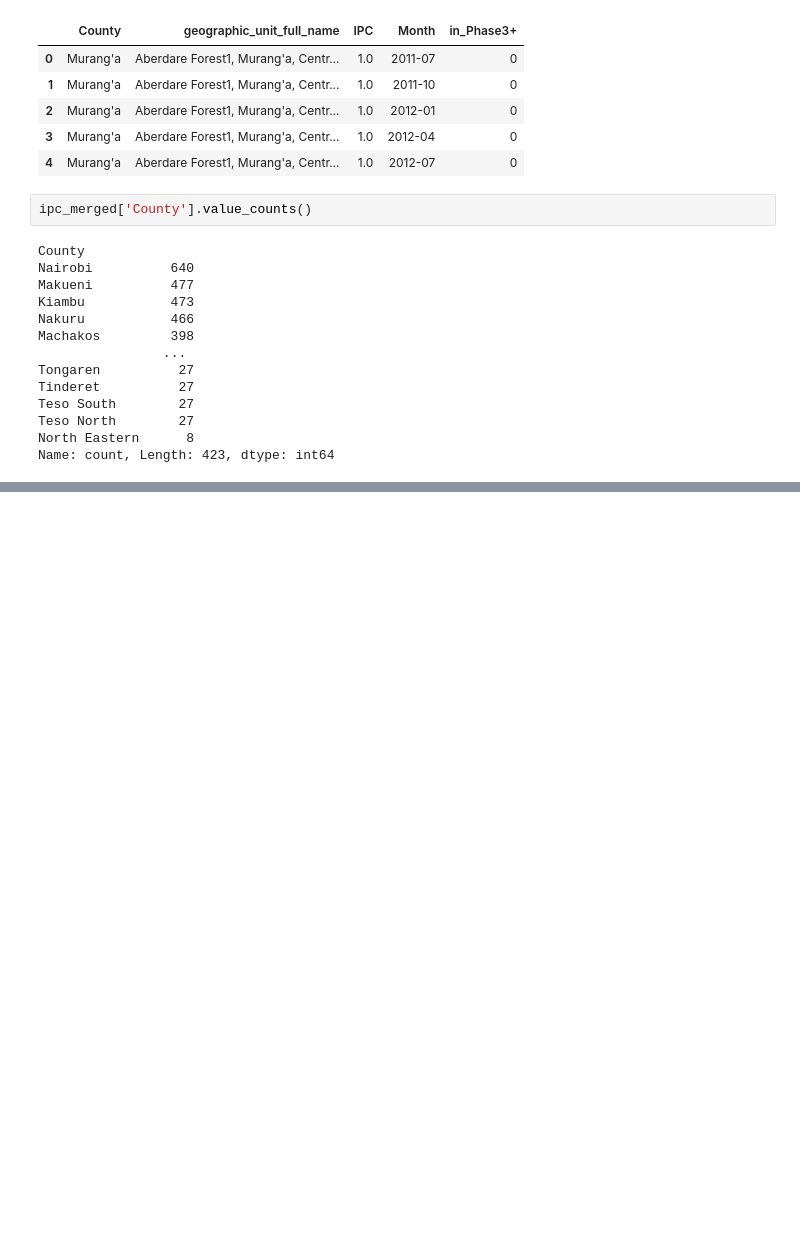
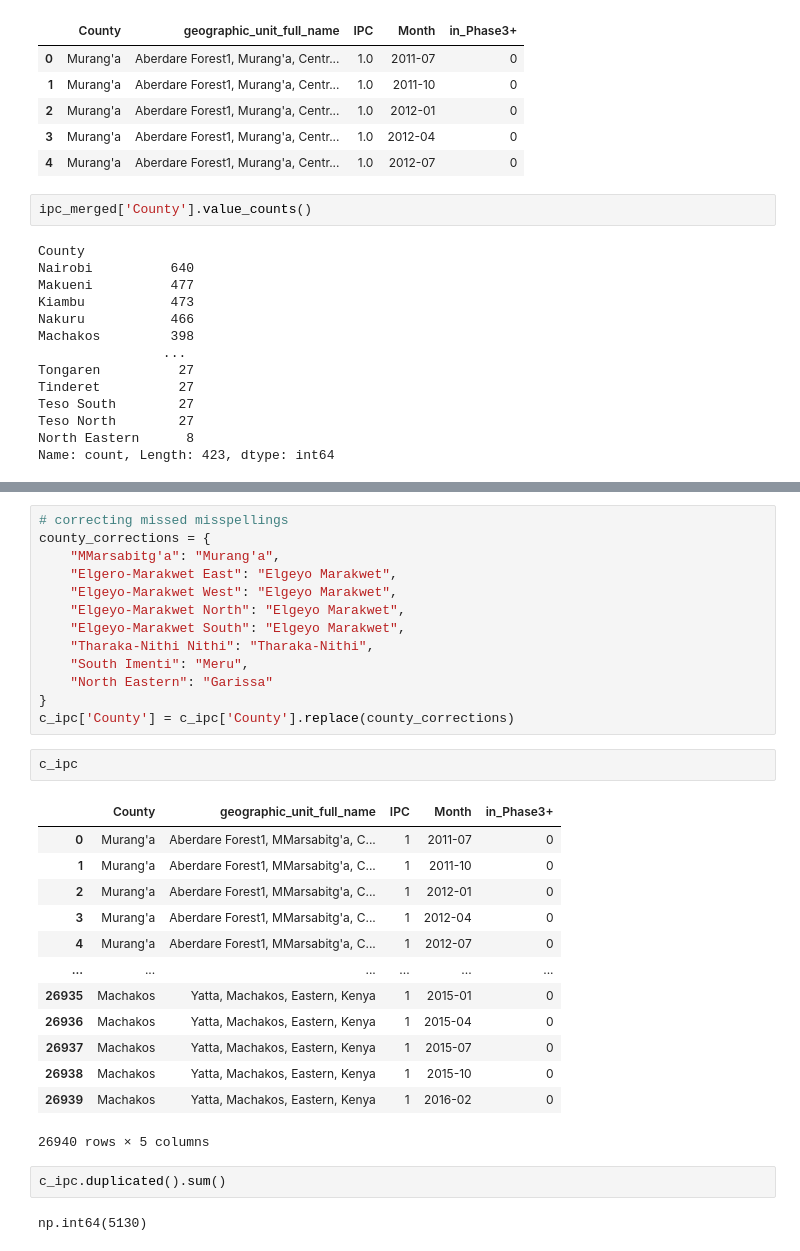
Before and after one commit to MrDenzy/PHASE-5-PROJECT---PREDICTING-FOOD-INSECURITY, a Jupyter notebook: notebooks/data_explore.ipynb, the cells around one changed output, grey strips where cells are left out. Drawn from its saved outputs; the diff is of its cells as text; blank space fills up the shorter version.

```diff
--- a/notebooks/data_explore.ipynb
+++ b/notebooks/data_explore.ipynb
@@ -498,0 +543,33 @@ ipc_merged.to_csv('./data/cleaned_ipc.csv',index=False)
+# %%
+# correcting missed misspellings
+county_corrections = {
+    "MMarsabitg'a": "Murang'a",
+    "Elgero-Marakwet East": "Elgeyo Marakwet",
+    "Elgeyo-Marakwet West": "Elgeyo Marakwet",
+    "Elgeyo-Marakwet North": "Elgeyo Marakwet",
+    "Elgeyo-Marakwet South": "Elgeyo Marakwet",
+    "Tharaka-Nithi Nithi": "Tharaka-Nithi",
+    "South Imenti": "Meru",
+    "North Eastern": "Garissa"
+}
+c_ipc['County'] = c_ipc['County'].replace(county_corrections)
+# %%
+c_ipc
+# %% [output]
+|  | County | geographic_unit_full_name | IPC | Month | in_Phase3+ |
+| 0 | Murang'a | Aberdare Forest1, MMarsabitg'a, C... | 1 | 2011-07 | 0 |
+| 1 | Murang'a | Aberdare Forest1, MMarsabitg'a, C... | 1 | 2011-10 | 0 |
+| 2 | Murang'a | Aberdare Forest1, MMarsabitg'a, C... | 1 | 2012-01 | 0 |
+| 3 | Murang'a | Aberdare Forest1, MMarsabitg'a, C... | 1 | 2012-04 | 0 |
+| 4 | Murang'a | Aberdare Forest1, MMarsabitg'a, C... | 1 | 2012-07 | 0 |
+| ... | ... | ... | ... | ... | ... |
+| 26935 | Machakos | Yatta, Machakos, Eastern, Kenya | 1 | 2015-01 | 0 |
+| 26936 | Machakos | Yatta, Machakos, Eastern, Kenya | 1 | 2015-04 | 0 |
+| 26937 | Machakos | Yatta, Machakos, Eastern, Kenya | 1 | 2015-07 | 0 |
+| 26938 | Machakos | Yatta, Machakos, Eastern, Kenya | 1 | 2015-10 | 0 |
+| 26939 | Machakos | Yatta, Machakos, Eastern, Kenya | 1 | 2016-02 | 0 |
+26940 rows × 5 columns
+# %%
+c_ipc.duplicated().sum()
+# %% [output]
+np.int64(5130)
```
Also changed, not shown: parts of 11 cells of this notebook, 2 other files.
